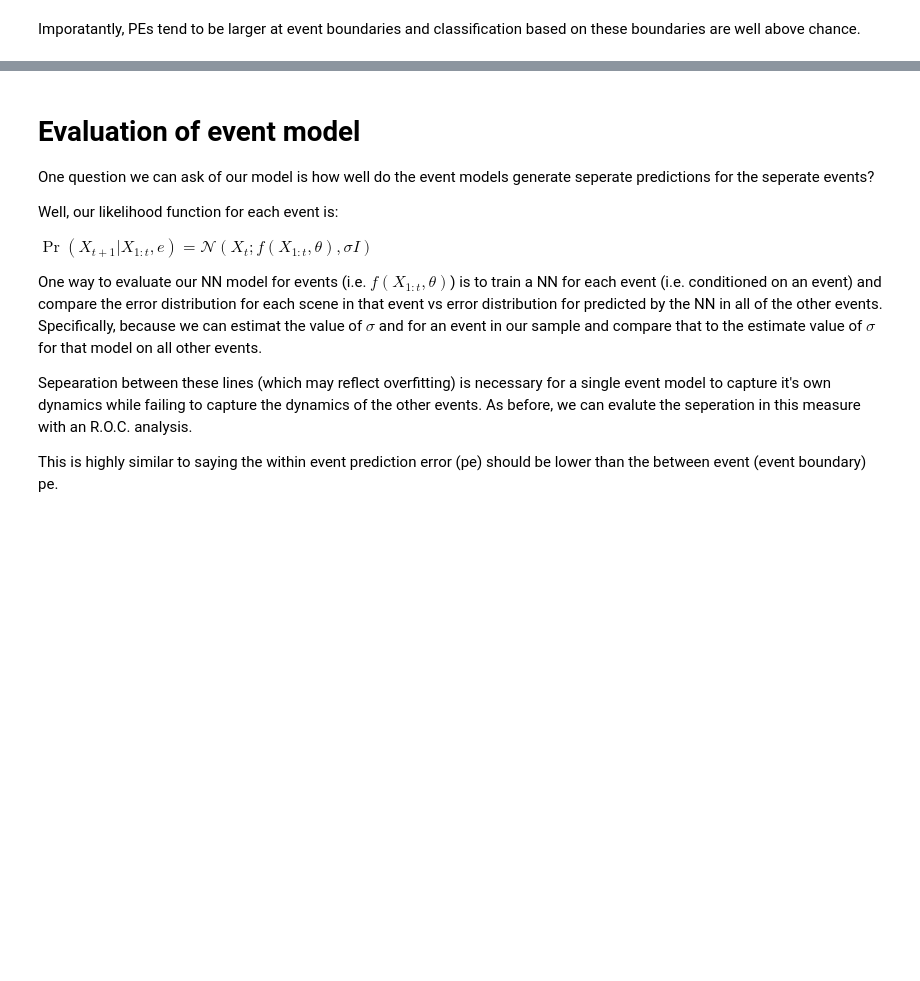
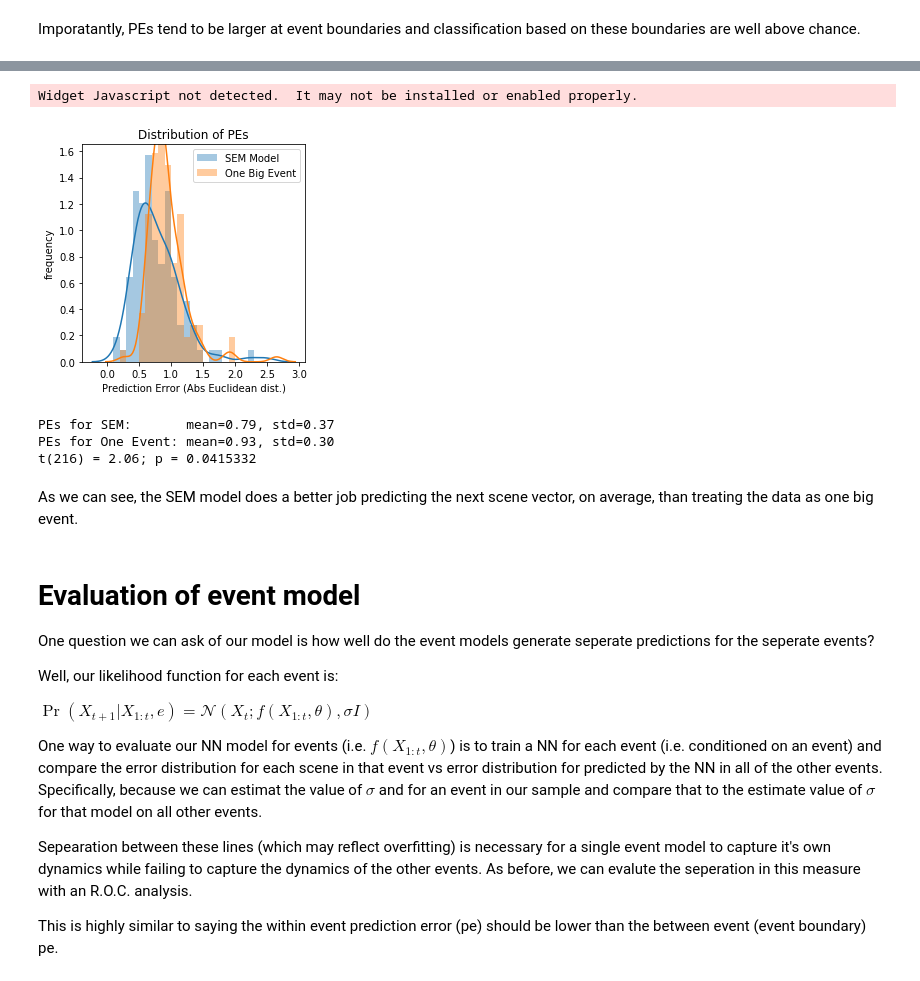
Before and after one commit to nicktfranklin/SEM_paper_simulations, a Jupyter notebook: Demo - Motion Capture Data.ipynb, the cells around one changed output, grey strips where cells are left out. Cells and saved outputs as stored; diff of their text form; code cells hidden in the pictures; blank space fills up the shorter version.

```diff
--- a/Demo - Motion Capture Data.ipynb
+++ b/Demo - Motion Capture Data.ipynb
@@ -244,3 +248,42 @@ Imporatantly, PEs tend to be larger at event boundaries and classification based
+# %%
+from tqdm import tnrange
+N, D = X_train.shape
+
+event_model = f_class(D, **f_opts)
+pe_noseg = [None] * (N - 1)
+
+for ii in tnrange(N-1):
+    y_hat = event_model.predict_next(X_train[0:ii+1, :])
+    pe_noseg[ii] = np.linalg.norm(y_hat - X_train[ii+1, :])
+    event_model.update(X_train[ii, :], X_train[ii+1, :])
+tf.Session().close()
+
+# plot all of the results!
+fig, ax = plt.subplots(1, 1, figsize=(4, 4))
+
+# plot the distribution of prediction errors
+sns.distplot(pe, ax=ax, label='SEM Model', bins=np.arange(0, 2.5, 0.10))
+sns.distplot(pe_noseg, ax=ax, label='One Big Event', bins=np.arange(0, 2.5, 0.10))
+ax.legend()
+ax.set_xlabel('Prediction Error (Abs Euclidean dist.)')
+ax.set_ylabel('frequency')
+ax.set_title('Distribution of PEs')
+plt.show()
+
+print 'PEs for SEM:       mean=%0.2f, std=%0.2f' % (np.mean(pe), np.std(pe))
+print 'PEs for One Event: mean=%0.2f, std=%0.2f' % (np.mean(pe_noseg), np.std(pe_noseg))
+t, p = ttest_ind(pe_bound, pe_nonbound, equal_var=True)
+df = 2 * len(pe) - 2
+
+print "t(%d) = %.2f; p = %g" % (df, t, p)
+# %% [output]
+Widget Javascript not detected.  It may not be installed or enabled properly.
+[figure, added]
+PEs for SEM:       mean=0.79, std=0.37
+PEs for One Event: mean=0.93, std=0.30
+t(216) = 2.06; p = 0.0415332
+# %% [markdown]
+As we can see, the SEM model does a better job predicting the next scene vector, on average, than treating the data as one big event.
 # %% [markdown]
 # Evaluation of event model
 
```
Also changed, not shown: parts of 8 cells of this notebook.
